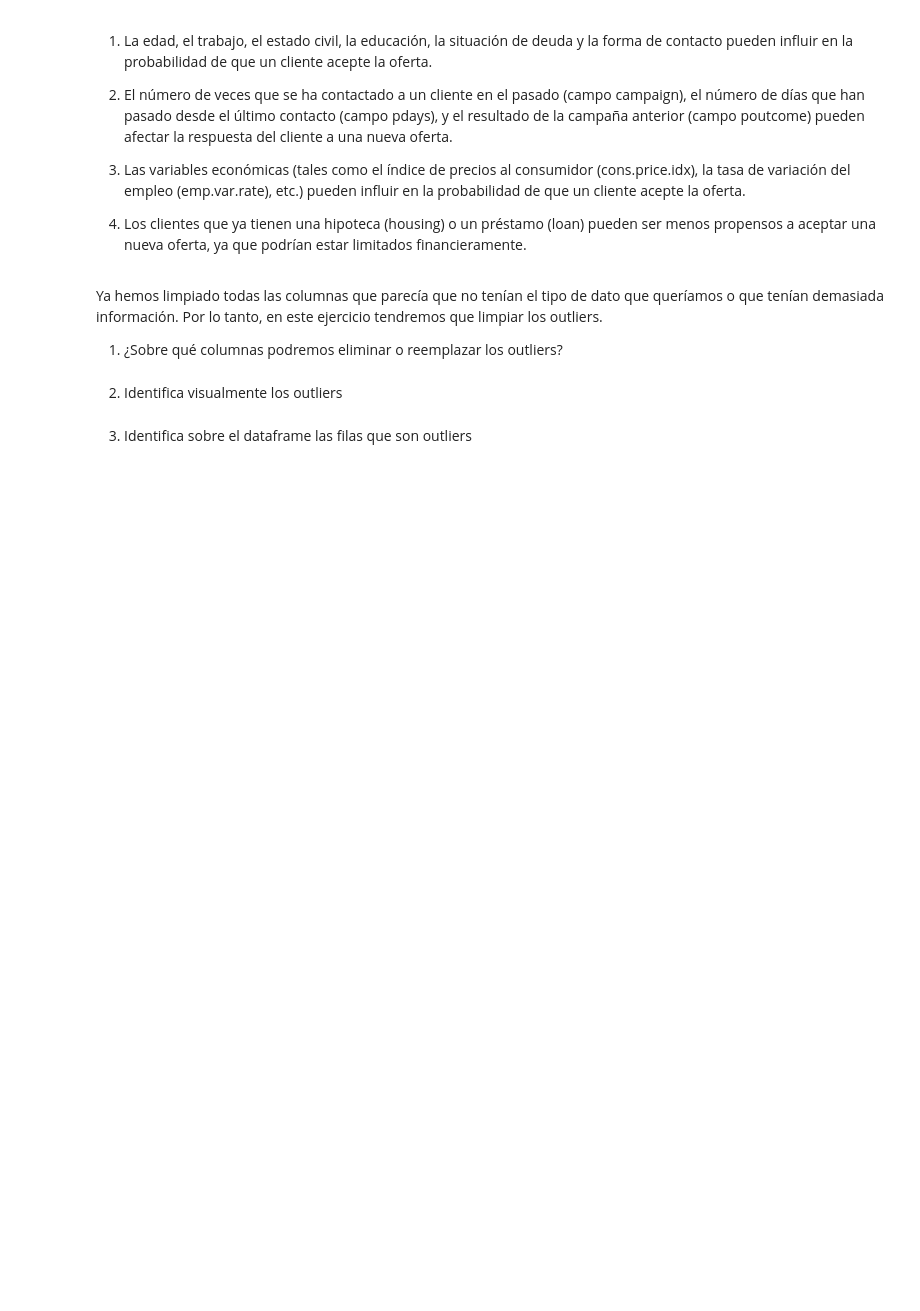
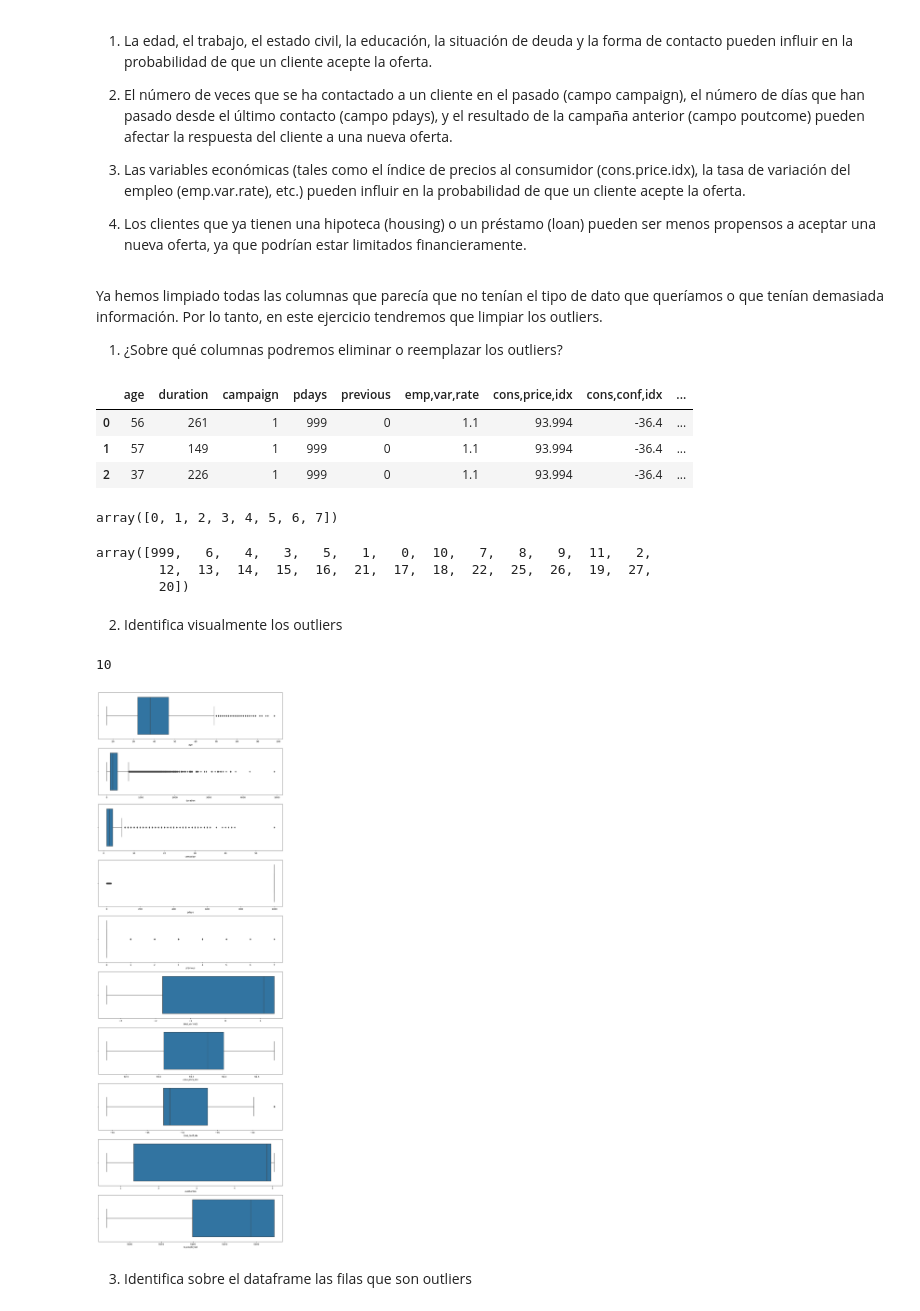
Before and after one commit to Adalab/promo_d_da_modulo2_sprint2_Lorena_AnaBelen, a Jupyter notebook: ejercicio3/pair_programming_Limpieza3.ipynb, the cells around one changed output. Cells and saved outputs as stored; diff of their text form; code cells hidden in the pictures; blank space fills up the shorter version.

```diff
--- a/ejercicio3/pair_programming_Limpieza3.ipynb
+++ b/ejercicio3/pair_programming_Limpieza3.ipynb
@@ -3,2 +10,5 @@
 # %% [markdown]
 Antes de seguir, recordamos las preguntas que nos planteamos al principio del pair programming para dirigir nuestro análisis.
+# %%
+df = pd.read_csv('datos/bank_additional_edit2.csv', index_col = 0)
+df.head(3)
@@ -16,7 +31,39 @@ Antes de seguir, recordamos las preguntas que nos planteamos al principio del pa
 Ya hemos limpiado todas las columnas que parecía que no tenían el tipo de dato que queríamos o que tenían demasiada información. Por lo tanto, en este ejercicio tendremos que limpiar los outliers.
 
 1. ¿Sobre qué columnas podremos eliminar o reemplazar los outliers?
+# %%
+df_numericas = df.select_dtypes(include = np.number)
+# %%
+df_numericas.head(3)
+# %% [output]
+|  | age | duration | campaign | pdays | previous | emp,var,rate | cons,price,idx | cons,conf,idx | ... |
+| 0 | 56 | 261 | 1 | 999 | 0 | 1.1 | 93.994 | -36.4 | ... |
+| 1 | 57 | 149 | 1 | 999 | 0 | 1.1 | 93.994 | -36.4 | ... |
+| 2 | 37 | 226 | 1 | 999 | 0 | 1.1 | 93.994 | -36.4 | ... |
+# %%
+df_numericas['previous'].unique() # nº de contactos realizados antes de la campaña
+# %% [output]
+array([0, 1, 2, 3, 4, 5, 6, 7])
+# %%
+df_numericas['pdays'].unique() #nº de días desde el que se le contactó al cliente por última vez. Si hay 999: no se le ha contactado nunca antes
+# %% [output]
+array([999,   6,   4,   3,   5,   1,   0,  10,   7,   8,   9,  11,   2,
+        12,  13,  14,  15,  16,  21,  17,  18,  22,  25,  26,  19,  27,
+        20])
 # %% [markdown]
 2. Identifica visualmente los outliers
+# %%
+len(df_numericas.columns)
+# %% [output]
+10
+# %%
+# tenemos 10 columnas, por lo que creamos 10 subplots
+fig, ax = plt.subplots(10, 1, figsize=(15,45))
+
+for i in range(len(df_numericas.columns)):
+    sns.boxplot(x=df_numericas.columns[i], data=df_numericas, ax=ax[i])
+plt.show();
+# %% [output]
+[figure, added]
 # %% [markdown]
 3. Identifica sobre el dataframe las filas que son outliers
```
Also changed, not shown: parts of 14 cells of this notebook.
